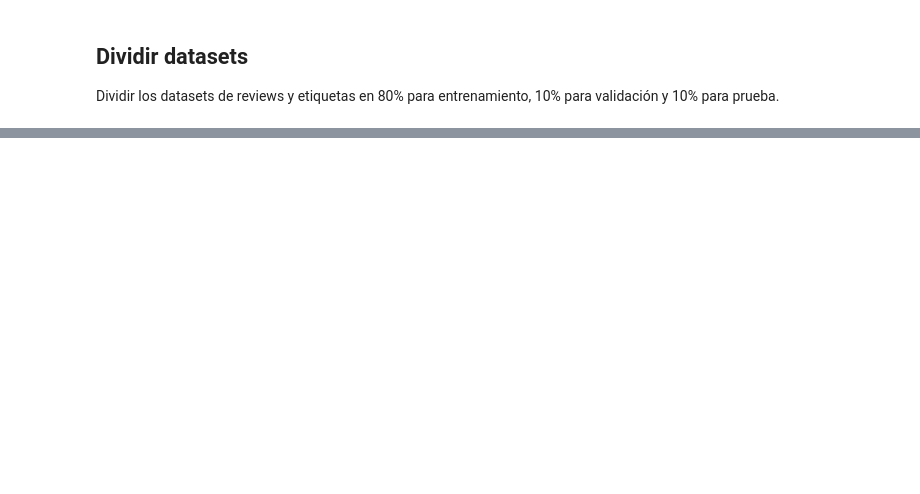
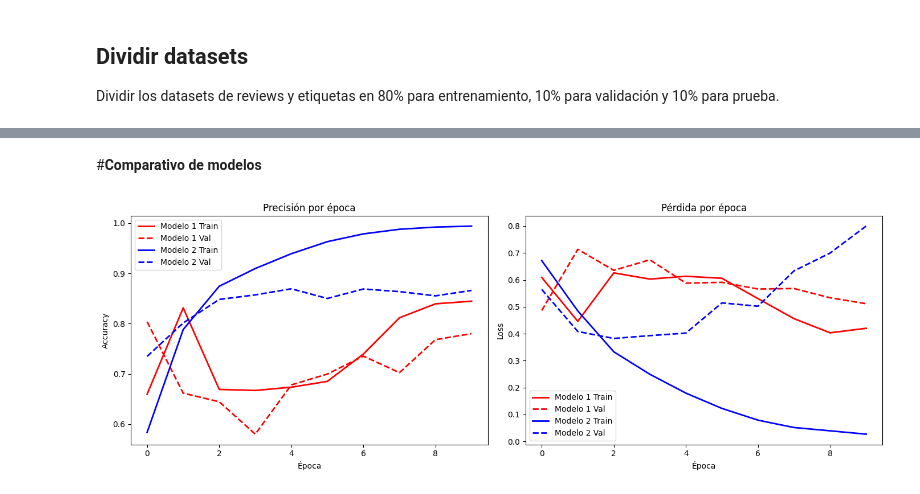
Before and after one commit to gustavox0/Tecnicas-Avanzdas-ML, a Jupyter notebook: M7_AG1_Grupo17.ipynb, the cells around one changed output, grey strips where cells are left out. Cells and saved outputs as stored; diff of their text form; code cells hidden in the pictures; blank space fills up the shorter version.

```diff
--- a/M7_AG1_Grupo17.ipynb
+++ b/M7_AG1_Grupo17.ipynb
@@ -243,0 +529,56 @@ Entrenamiento del modelo 2 y ver el impacto en loss y accuracy
+# %% [markdown]
+#**Comparativo de modelos**
+# %%
+import matplotlib.pyplot as plt
+
+# Función para graficar precisión y pérdida
+def plot_history(histories, names):
+    plt.figure(figsize=(14, 5))
+
+    # Colores y estilos personalizados
+    model_colors = ['red', 'blue']  # Rojo para Modelo 1, Azul para Modelo 2
+    line_styles = ['-', '--']       # Sólido para train, punteado para validation
+
+    # Gráfico de Precisión (Accuracy)
+    plt.subplot(1, 2, 1)
+    for i, (history, name) in enumerate(zip(histories, names)):
+        plt.plot(history.history['accuracy'],
+                linestyle=line_styles[0],
+                color=model_colors[i],
+                linewidth=2,
+                label=f'{name} Train')
+        plt.plot(history.history['val_accuracy'],
+                linestyle=line_styles[1],
+                color=model_colors[i],
+                linewidth=2,
+                label=f'{name} Val')
+    plt.title('Precisión por época', fontsize=12)
+    plt.xlabel('Época', fontsize=10)
+    plt.ylabel('Accuracy', fontsize=10)
+    plt.legend()
+
+    # Gráfico de Pérdida (Loss)
+    plt.subplot(1, 2, 2)
+    for i, (history, name) in enumerate(zip(histories, names)):
+        plt.plot(history.history['loss'],
+                linestyle=line_styles[0],
+                color=model_colors[i],
+                linewidth=2,
+                label=f'{name} Train')
+        plt.plot(history.history['val_loss'],
+                linestyle=line_styles[1],
+                color=model_colors[i],
+                linewidth=2,
+                label=f'{name} Val')
+    plt.title('Pérdida por época', fontsize=12)
+    plt.xlabel('Época', fontsize=10)
+    plt.ylabel('Loss', fontsize=10)
+    plt.legend()
+
+    plt.tight_layout()
+    plt.show()
+
+# Llamada con tus dos historiales
+plot_history([history, history2], ["Modelo 1", "Modelo 2"])
+# %% [output]
+[figure, added]
```
Also changed, not shown: parts of 28 cells of this notebook.
